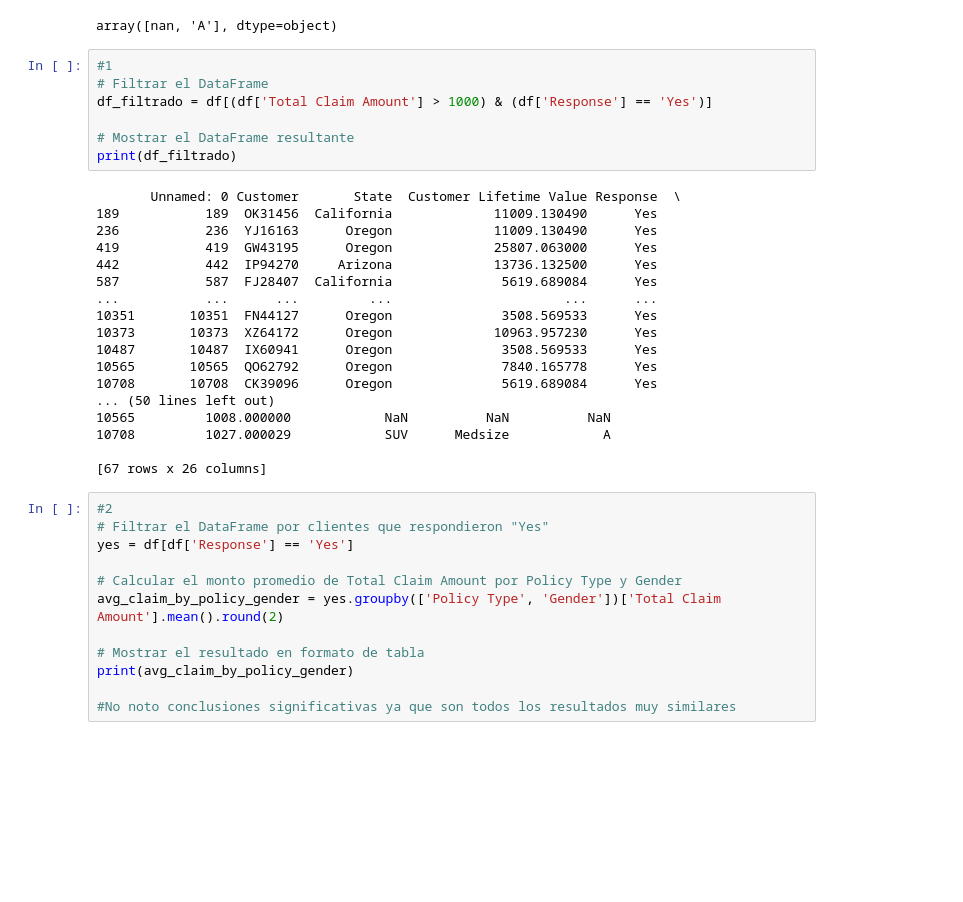
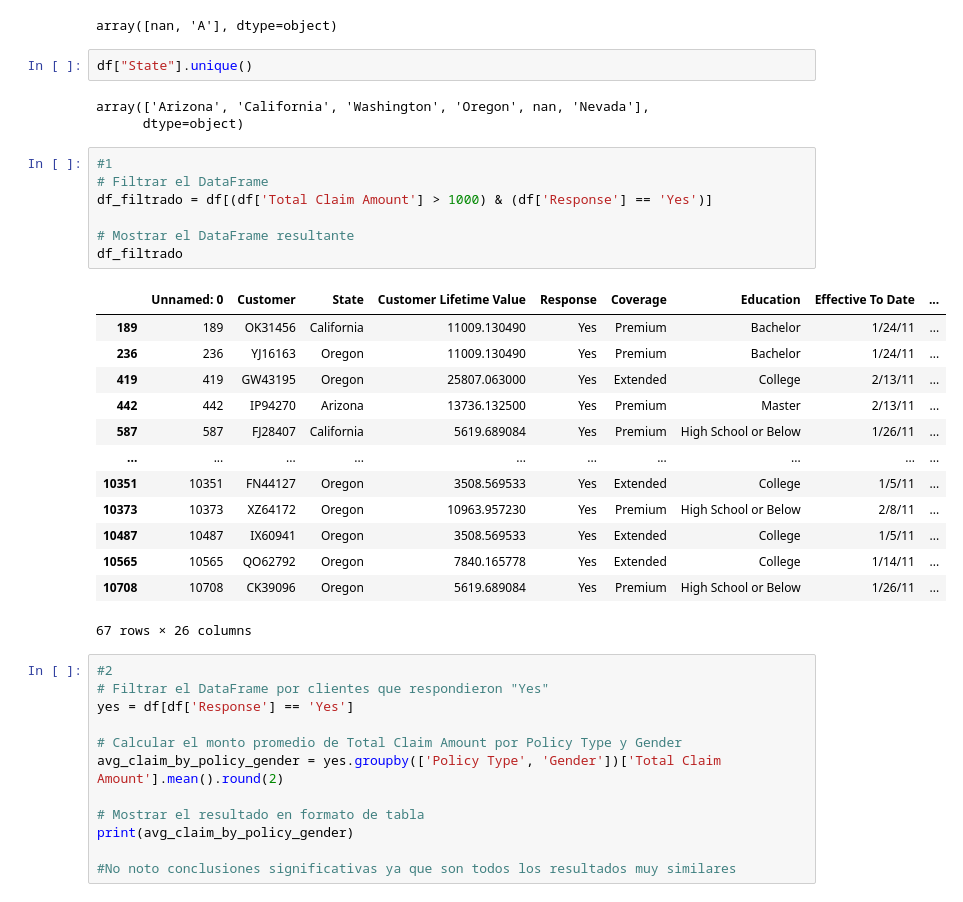
Before and after one commit to data-bootcamp-v4/lab-dw-data-aggregation-and-filtering, a Jupyter notebook: lab-dw-aggregating.ipynb, the cells around one changed output. Cells and saved outputs as stored; diff of their text form; blank space fills up the shorter version.

```diff
--- a/lab-dw-aggregating.ipynb
+++ b/lab-dw-aggregating.ipynb
@@ -69,31 +69,32 @@ df.sample(10)
 df["Vehicle Type"].unique()
 # %% [output]
 array([nan, 'A'], dtype=object)
+# %%
+df["State"].unique()
+# %% [output]
+array(['Arizona', 'California', 'Washington', 'Oregon', nan, 'Nevada'],
+      dtype=object)
 # %%
 #1
 # Filtrar el DataFrame
 df_filtrado = df[(df['Total Claim Amount'] > 1000) & (df['Response'] == 'Yes')]
 
 # Mostrar el DataFrame resultante
-print(df_filtrado)
+df_filtrado
 # %% [output]
+|  | Unnamed: 0 | Customer | State | Customer Lifetime Value | Response | Coverage | Education | Effective To Date | ... |
+| 189 | 189 | OK31456 | California | 11009.130490 | Yes | Premium | Bachelor | 1/24/11 | ... |
+| 236 | 236 | YJ16163 | Oregon | 11009.130490 | Yes | Premium | Bachelor | 1/24/11 | ... |
+| 419 | 419 | GW43195 | Oregon | 25807.063000 | Yes | Extended | College | 2/13/11 | ... |
+| 442 | 442 | IP94270 | Arizona | 13736.132500 | Yes | Premium | Master | 2/13/11 | ... |
+| 587 | 587 | FJ28407 | California | 5619.689084 | Yes | Premium | High School or Below | 1/26/11 | ... |
+| ... | ... | ... | ... | ... | ... | ... | ... | ... | ... |
+| 10351 | 10351 | FN44127 | Oregon | 3508.569533 | Yes | Extended | College | 1/5/11 | ... |
+| 10373 | 10373 | XZ64172 | Oregon | 10963.957230 | Yes | Premium | High School or Below | 2/8/11 | ... |
+| 10487 | 10487 | IX60941 | Oregon | 3508.569533 | Yes | Extended | College | 1/5/11 | ... |
+| 10565 | 10565 | QO62792 | Oregon | 7840.165778 | Yes | Extended | College | 1/14/11 | ... |
+| 10708 | 10708 | CK39096 | Oregon | 5619.689084 | Yes | Premium | High School or Below | 1/26/11 | ... |
-       Unnamed: 0 Customer       State  Customer Lifetime Value Response  \
-189           189  OK31456  California             11009.130490      Yes
-236           236  YJ16163      Oregon             11009.130490      Yes
-419           419  GW43195      Oregon             25807.063000      Yes
-442           442  IP94270     Arizona             13736.132500      Yes
-587           587  FJ28407  California              5619.689084      Yes
-...           ...      ...         ...                      ...      ...
-10351       10351  FN44127      Oregon              3508.569533      Yes
-10373       10373  XZ64172      Oregon             10963.957230      Yes
-10487       10487  IX60941      Oregon              3508.569533      Yes
-10565       10565  QO62792      Oregon              7840.165778      Yes
-10708       10708  CK39096      Oregon              5619.689084      Yes
-... (50 lines left out)
-10565         1008.000000            NaN          NaN          NaN
-10708         1027.000029            SUV      Medsize            A
-
-[67 rows x 26 columns]
+67 rows × 26 columns
 # %%
 #2
 # Filtrar el DataFrame por clientes que respondieron "Yes"
```
Also changed, not shown: parts of 1 cell of this notebook.
